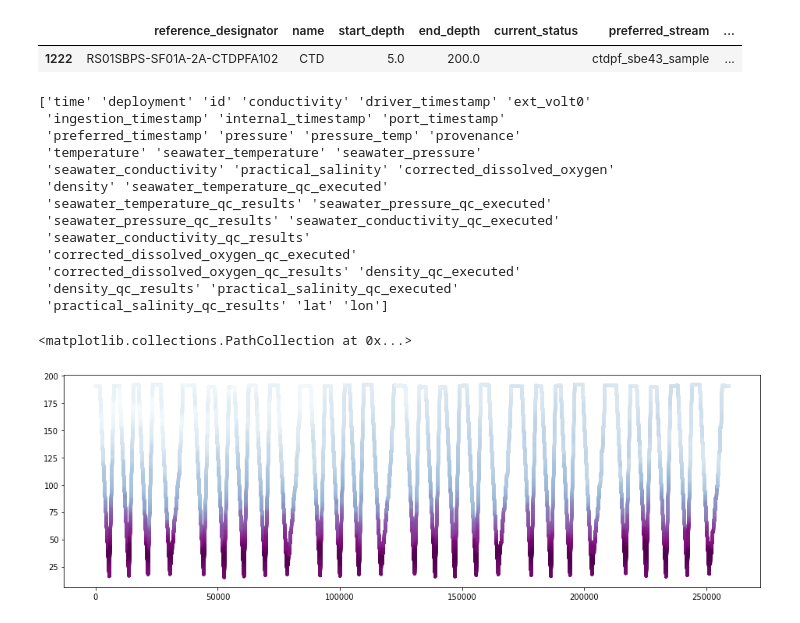
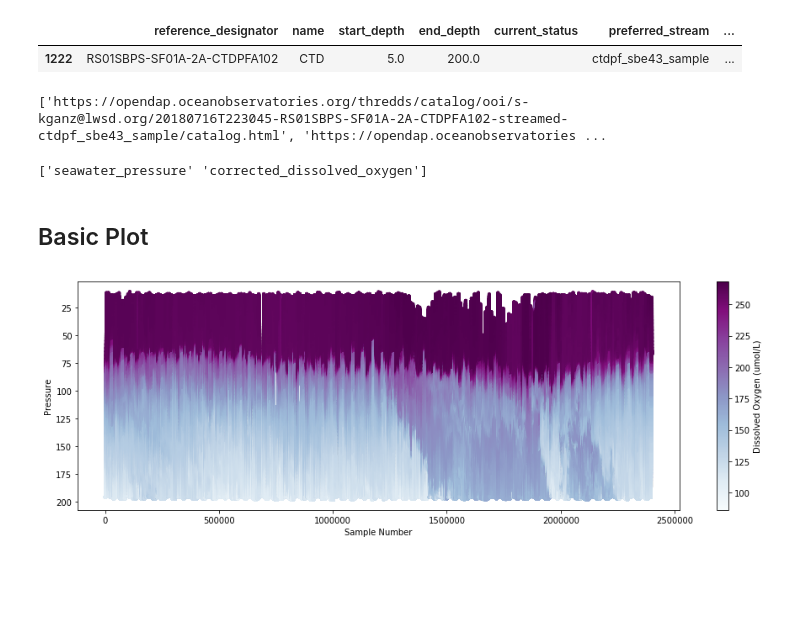
Before and after one commit to robfatland/notebooks, a Jupyter notebook: dev_notebooks/keenan/3d DO.ipynb, the cells around one changed output. Saved outputs shown, nothing was run; the diff lists cells and outputs as text; code cells hidden in the pictures; blank space fills up the shorter version.

```diff
--- a/dev_notebooks/keenan/3d DO.ipynb
+++ b/dev_notebooks/keenan/3d DO.ipynb
@@ -10,41 +18,51 @@ ooi.view_instruments()
 | 1222 | RS01SBPS-SF01A-2A-CTDPFA102 | CTD | 5.0 | 200.0 |  | ctdpf_sbe43_sample | ... |
 # %%
 begin = "2017-01-01"
-end = "2017-12-31"
-d = ooi.request_data(
-        limit = 20000,
+end = "2017-03-01"
+asset = ooi.request_data(
+        begin_date = begin,
+        end_date = end,
         data_type = "netcdf")
+# %%
+print(asset.raw()[0]["allURLs"])
+# %% [output]
+['https://opendap.oceanobservatories.org/thredds/catalog/ooi/s-kganz@lwsd.org/20180716T223045-RS01SBPS-SF01A-2A-CTDPFA102-streamed-ctdpf_sbe43_sample/catalog.html', 'https://opendap.oceanobservatories ...
+# %%
+xarr = asset.to_xarray()
+# %%
+frame = xarr[0].to_dataframe()
 # %%
-# oh wow it worked!
+# convert netcdf to pandas data frame
 import xarray as xr
 
 #with xr.open_dataset("C:/users/ganzk/desktop/notebooks/dev_notebooks/keenan/test.nc") as d:
-frame = []
-with xr.open_dataset("test2.nc") as d:
-    frame = d.to_dataframe()
-    print(frame.columns.values)
+#with xr.open_dataset("big.nc") as d:
+#    frame = d.to_dataframe()
+frame["seawater_pressure"] = frame["seawater_pressure"].round()
+frame = frame[["seawater_pressure","corrected_dissolved_oxygen"]]
+print(frame.columns.values)
 # %% [output]
-['time' 'deployment' 'id' 'conductivity' 'driver_timestamp' 'ext_volt0'
- 'ingestion_timestamp' 'internal_timestamp' 'port_timestamp'
- 'preferred_timestamp' 'pressure' 'pressure_temp' 'provenance'
- 'temperature' 'seawater_temperature' 'seawater_pressure'
- 'seawater_conductivity' 'practical_salinity' 'corrected_dissolved_oxygen'
- 'density' 'seawater_temperature_qc_executed'
- 'seawater_temperature_qc_results' 'seawater_pressure_qc_executed'
- 'seawater_pressure_qc_results' 'seawater_conductivity_qc_executed'
- 'seawater_conductivity_qc_results'
- 'corrected_dissolved_oxygen_qc_executed'
- 'corrected_dissolved_oxygen_qc_results' 'density_qc_executed'
- 'density_qc_results' 'practical_salinity_qc_executed'
- 'practical_salinity_qc_results' 'lat' 'lon']
+['seawater_pressure' 'corrected_dissolved_oxygen']
+# %% [markdown]
+## Basic Plot
 # %%
 %matplotlib inline
 import matplotlib.pyplot as plt
 import matplotlib.colors as colors
 
-t = frame["seawater_temperature"]
+# we are dealing with 7 million points here, the larger this number, cuts down plotting time
+step = 1
 fig = plt.figure(figsize=(16,5))
-plt.scatter(frame.index,frame["seawater_pressure"],s=10,c=frame["corrected_dissolved_oxygen"],cmap=plt.get_cmap("BuPu"))
+s = plt.scatter(frame.index[::step], # x
+            frame["seawater_pressure"][::step], # y
+            s=10, # thickness
+            c=frame["corrected_dissolved_oxygen"][::step], # color map
+            cmap=plt.get_cmap("BuPu")) # color style
+# invert y to show more intuitive perspective
+plt.gca().invert_yaxis()
+plt.ylabel("Pressure")
+plt.xlabel("Sample Number")
+cb = plt.colorbar(s)
+cb.set_label("Dissolved Oxygen (umol/L)")
 # %% [output]
-<matplotlib.collections.PathCollection at 0x...>
-[figure, old version]
+[figure, new version]
```
Also changed, not shown: parts of 11 cells of this notebook.
